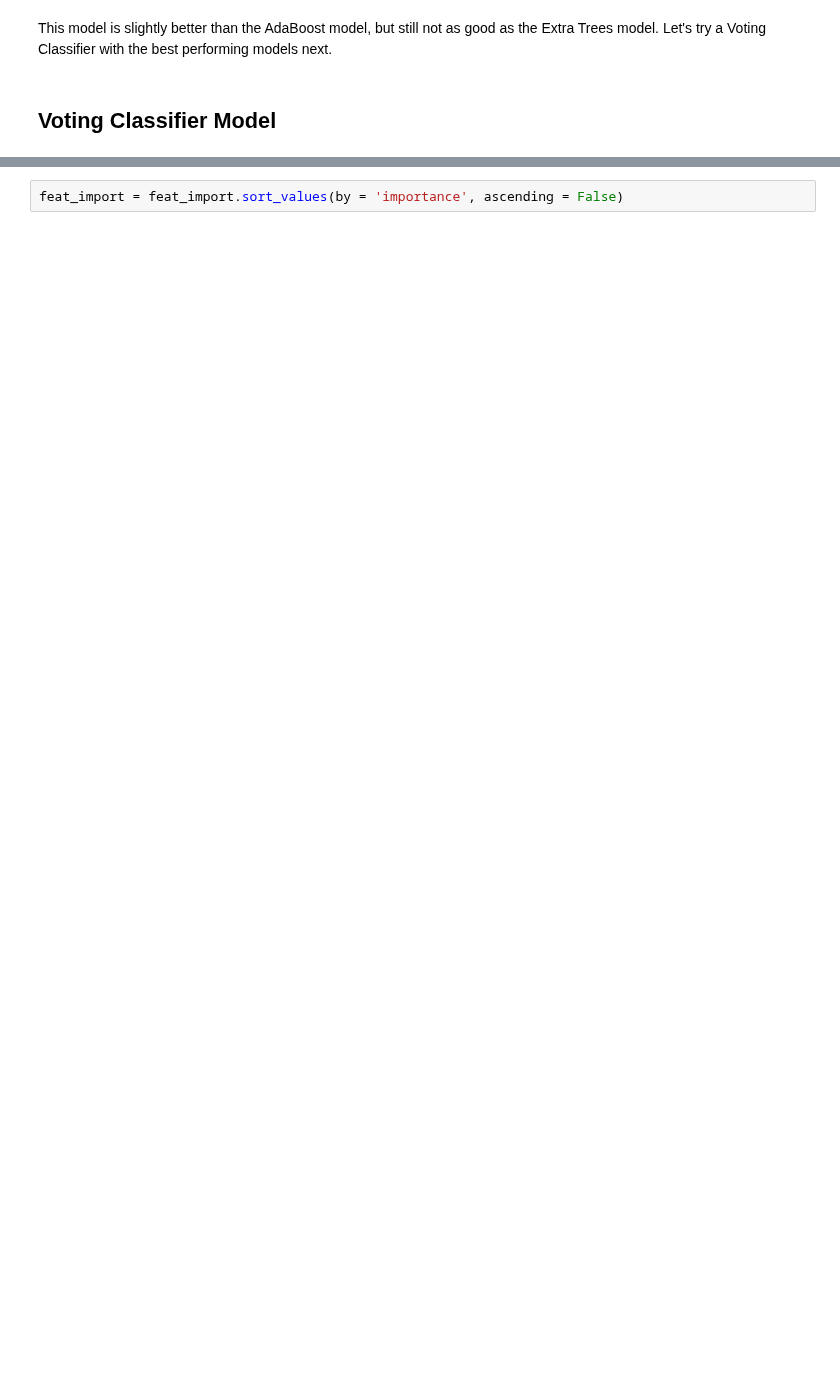
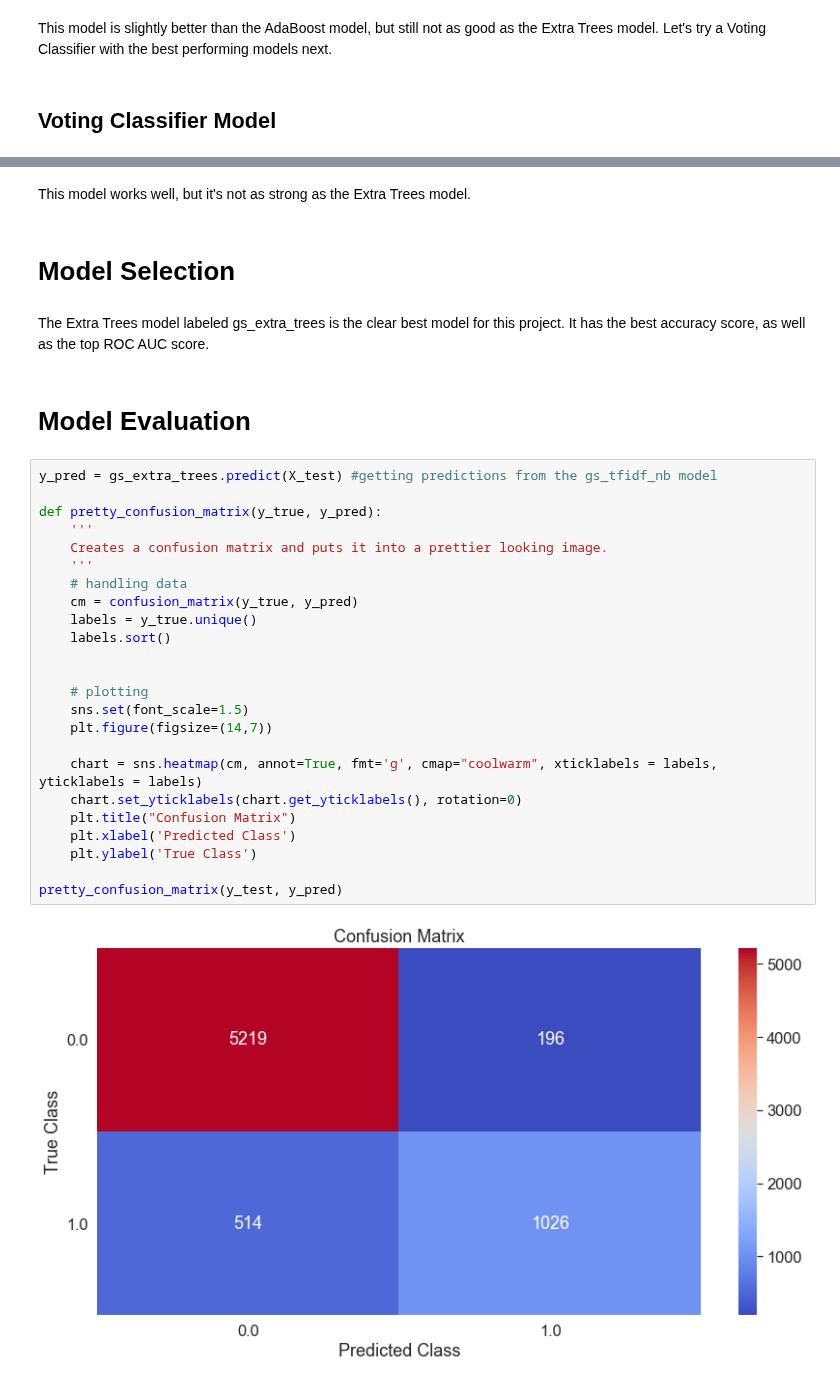
Before and after one commit to q-downgrade/informal-settlement-identification, a Jupyter notebook: modeling/initial-modeling.ipynb, the cells around one changed output, grey strips where cells are left out. Drawn from its saved outputs; the diff is of its cells as text; blank space fills up the shorter version.

Commit message:
evaluation and conclusion

```diff
--- a/modeling/initial-modeling.ipynb
+++ b/modeling/initial-modeling.ipynb
@@ -403,2 +467,34 @@ feat_import = pd.DataFrame(list(zip(keys, feats)), columns = ['feature', 'import
-# %%
-feat_import = feat_import.sort_values(by = 'importance', ascending = False)
+# %% [markdown]
+This model works well, but it's not as strong as the Extra Trees model.
+# %% [markdown]
+# Model Selection
+# %% [markdown]
+The Extra Trees model labeled gs_extra_trees is the clear best model for this project. It has the best accuracy score, as well as the top ROC AUC score.
+# %% [markdown]
+# Model Evaluation
+# %%
+y_pred = gs_extra_trees.predict(X_test) #getting predictions from the gs_tfidf_nb model
+
+def pretty_confusion_matrix(y_true, y_pred):
+    '''
+    Creates a confusion matrix and puts it into a prettier looking image.
+    '''
+    # handling data
+    cm = confusion_matrix(y_true, y_pred)
+    labels = y_true.unique()
+    labels.sort()
+
+
+    # plotting
+    sns.set(font_scale=1.5)
+    plt.figure(figsize=(14,7))
+
+    chart = sns.heatmap(cm, annot=True, fmt='g', cmap="coolwarm", xticklabels = labels, yticklabels = labels)
+    chart.set_yticklabels(chart.get_yticklabels(), rotation=0)
+    plt.title("Confusion Matrix")
+    plt.xlabel('Predicted Class')
+    plt.ylabel('True Class')
+
+pretty_confusion_matrix(y_test, y_pred)
+# %% [output]
+[figure, added]
```
Also changed, not shown: parts of 67 cells of this notebook, 3 other files.
